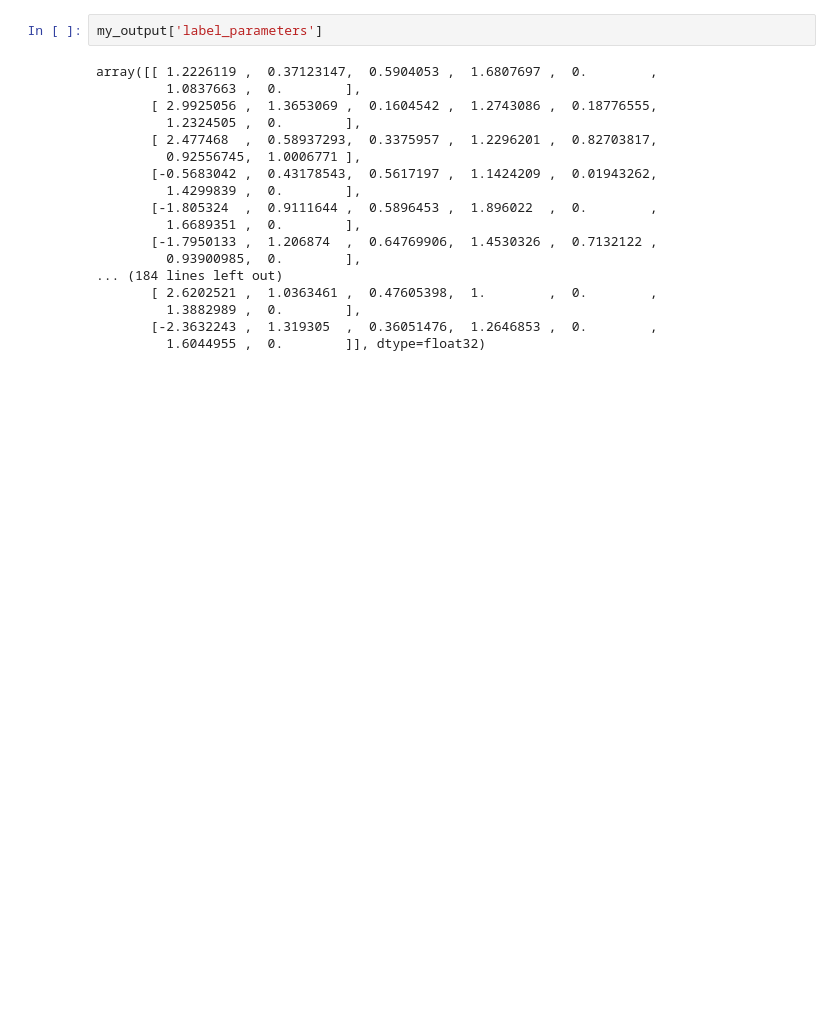
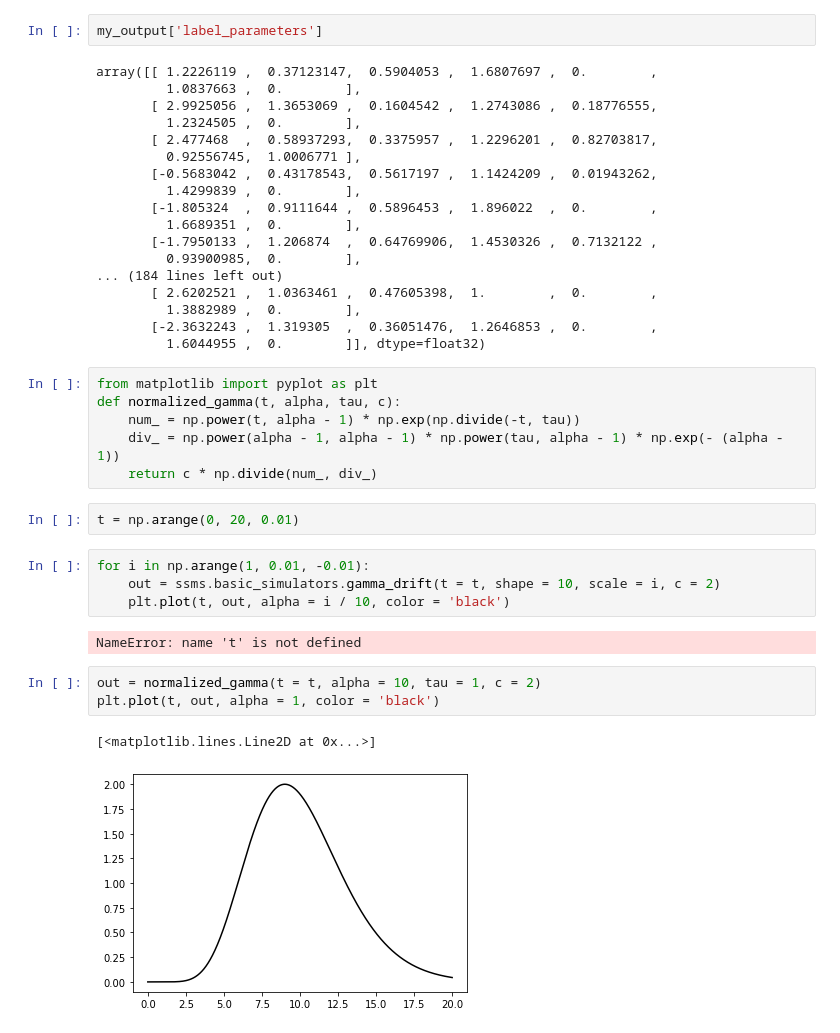
Before and after one commit to AlexanderFengler/ssm-simulators, a Jupyter notebook: basic_tutorial_tmp.ipynb, the cells around one changed output. Saved outputs shown, nothing was run; the diff lists cells and outputs as text; blank space fills up the shorter version.

Commit message:
add variable drift models

```diff
--- a/basic_tutorial_tmp.ipynb
+++ b/basic_tutorial_tmp.ipynb
@@ -215,3 +215,23 @@ array([[ 1.2226119 ,  0.37123147,  0.5904053 ,  1.6807697 ,  0.        ,
          1.3882989 ,  0.        ],
        [-2.3632243 ,  1.319305  ,  0.36051476,  1.2646853 ,  0.        ,
          1.6044955 ,  0.        ]], dtype=float32)
+# %%
+from matplotlib import pyplot as plt
+def normalized_gamma(t, alpha, tau, c):
+    num_ = np.power(t, alpha - 1) * np.exp(np.divide(-t, tau))
+    div_ = np.power(alpha - 1, alpha - 1) * np.power(tau, alpha - 1) * np.exp(- (alpha - 1))
+    return c * np.divide(num_, div_)
+# %%
+t = np.arange(0, 20, 0.01)
+# %%
+for i in np.arange(1, 0.01, -0.01):
+    out = ssms.basic_simulators.gamma_drift(t = t, shape = 10, scale = i, c = 2)
+    plt.plot(t, out, alpha = i / 10, color = 'black')
+# %% [output]
+NameError: name 't' is not defined
+# %%
+out = normalized_gamma(t = t, alpha = 10, tau = 1, c = 2)
+plt.plot(t, out, alpha = 1, color = 'black')
+# %% [output]
+[<matplotlib.lines.Line2D at 0x...>]
+[figure, added]
```
Also changed, not shown: parts of 13 cells of this notebook, 9 other files.
